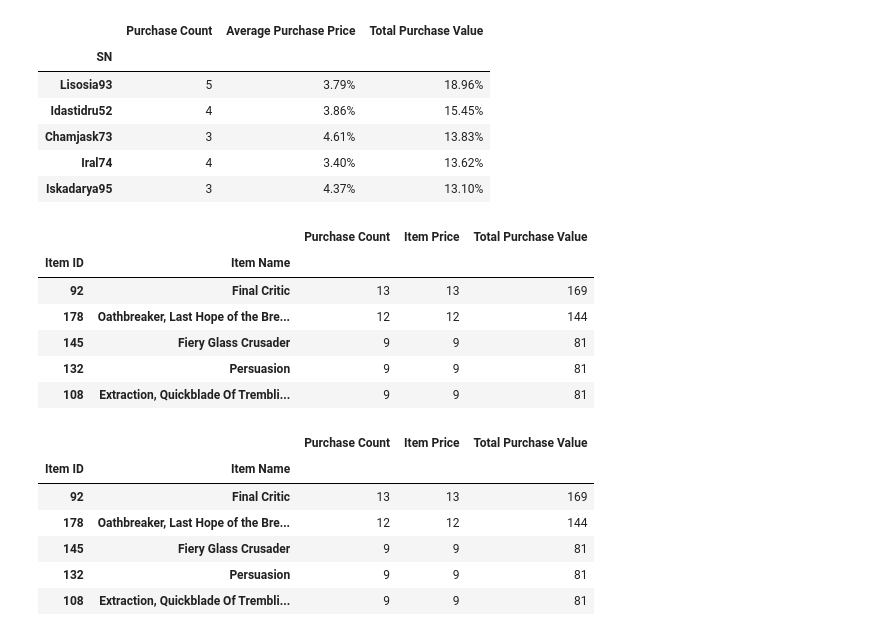
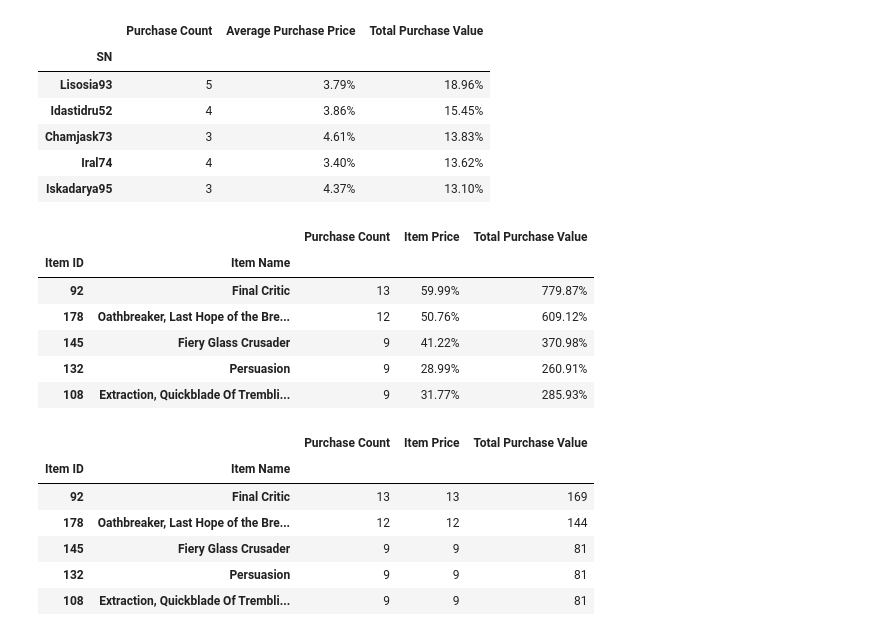
Before and after one commit to jocelyn4112/pandas-challenge, a Jupyter notebook: MainHouse.ipynb, the cells around one changed output. Saved outputs shown, nothing was run; the diff lists cells and outputs as text; code cells hidden in the pictures.

```diff
--- a/MainHouse.ipynb
+++ b/MainHouse.ipynb
@@ -198,30 +201,30 @@ top_spenders_df.sort_values("Total Purchase Value", ascending = False).head()
 # %%
 #Most Popular Items
 #Purchase count
-purchase_count = purchase_df.groupby(["Item ID","Item Name"]).count()["Price"]
+purchase_count = purchase_df.groupby(["Item ID","Item Name"]).count()["Purchase ID"]
 #item price
-item_price = purchase_df.groupby(["Item ID","Item Name"]).count()["Price"]
+item_price = purchase_df.groupby(["Item ID","Item Name"]).sum()["Price"]
 #Total Purchase Value
 total_pur_value = purchase_count * item_price
 #purchase_df.groupby(["Item ID","Item Name"]).sum()["Price"]
 
 popular_df = pd.DataFrame ({     "Purchase Count":purchase_count,
                                  "Item Price":item_price,
                                  "Total Purchase Value":total_pur_value
                            })
 popular_df.sort_values("Purchase Count", ascending = False).head()
 
 #popular_df.style.format({"Purchase Count" : "{:,.2f}",
- #                             "Item Price": "${:,.2f}",
-  #                            "Total Purchase Value": "${:,.2f}"})
+                        #     "Item Price": "${:,.2f}",
+                         #    "Total Purchase Value": "${:,.2f}"})
 # %% [output]
 |  |  | Purchase Count | Item Price | Total Purchase Value |
 | Item ID | Item Name |  |  |  |
-| 92 | Final Critic | 13 | 13 | 169 |
-| 178 | Oathbreaker, Last Hope of the Bre... | 12 | 12 | 144 |
-| 145 | Fiery Glass Crusader | 9 | 9 | 81 |
-| 132 | Persuasion | 9 | 9 | 81 |
-| 108 | Extraction, Quickblade Of Trembli... | 9 | 9 | 81 |
+| 92 | Final Critic | 13 | 59.99% | 779.87% |
+| 178 | Oathbreaker, Last Hope of the Bre... | 12 | 50.76% | 609.12% |
+| 145 | Fiery Glass Crusader | 9 | 41.22% | 370.98% |
+| 132 | Persuasion | 9 | 28.99% | 260.91% |
+| 108 | Extraction, Quickblade Of Trembli... | 9 | 31.77% | 285.93% |
 # %%
 #Most Profitable 5 Items
 #Purchase count
```
Also changed, not shown: parts of 3 cells of this notebook.
